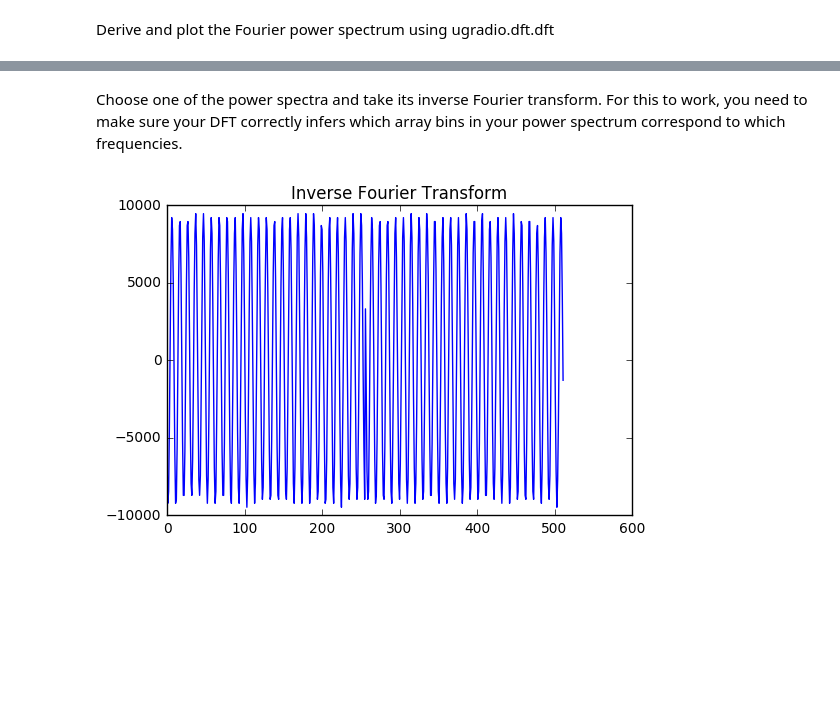
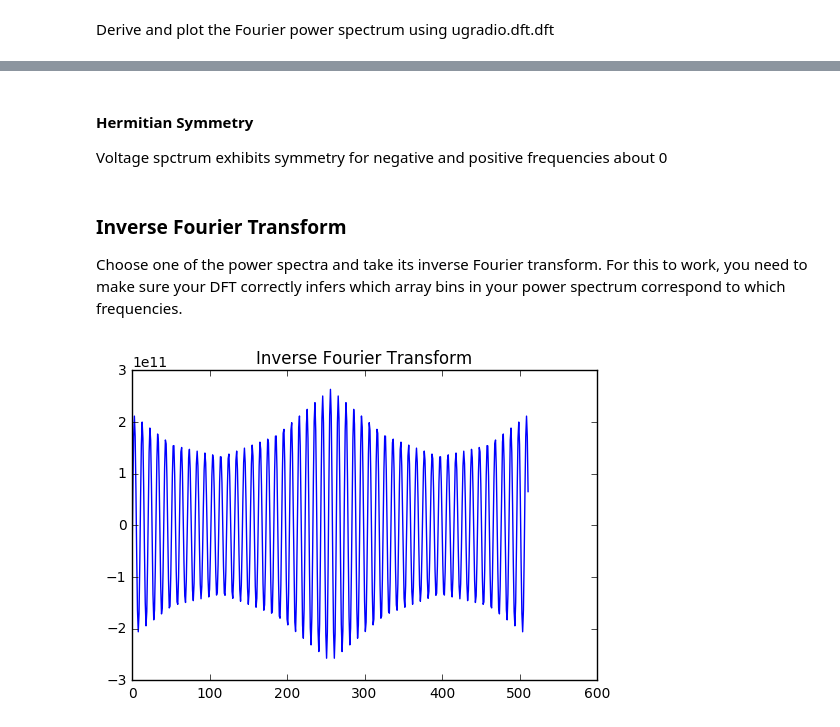
Before and after one commit to hamburgerguy/Astro-Lab1-Dump, a Jupyter notebook: gould_lab1.ipynb, the cells around one changed output, grey strips where cells are left out. Drawn from its saved outputs; the diff is of its cells as text; code cells hidden in the pictures; blank space fills up the shorter version.

```diff
--- a/gould_lab1.ipynb
+++ b/gould_lab1.ipynb
@@ -116,14 +117,29 @@ fa('data_0.9', Vsig = 56.25)
+# %% [markdown]
+#### Hermitian Symmetry
+Voltage spctrum exhibits symmetry for negative and positive frequencies about 0
 # %% [markdown]
+### Inverse Fourier Transform
 Choose one of the power spectra and take its inverse Fourier transform. For this to work, you need to make sure your DFT correctly infers which array bins in your power spectrum correspond to which frequencies.
-# %%
-# Inverse Fourier
-
-t, xt = ugradio.dft.idft(fx, f=f, t=time, vsamp=62.5)
-plt.plot(xt)
-plt.title("Inverse Fourier Transform")
-plt.show()
-# %% [output]
-[figure, removed]
+# %%
+file = np.loadtxt('data_0.1')
+N = 512
+time = np.linspace(-N/(2*62.5),(N/2-1)/62.5,N)
+
+#Fourier voltage spectrum
+f_input = np.linspace(-Vsamp/2, (Vsamp/2)*(1 - (2/N)),N)
+f,fx = ugradio.dft.dft(file[:N],t=time, f = f_input, vsamp=62.5)
+
+# Fourier power spectrum
+P = np.abs(fx)**2
+
+# Inverse Fourier
+t, xt = ugradio.dft.idft(P, f=f, t=time, vsamp=62.5)
+
+plt.plot(xt)
+plt.title("Inverse Fourier Transform")
+plt.show()
+# %% [output]
+[figure, added]
 # %%
 #Autocorrelation Function
 afc = np.correlate(fx.real, fx.imag, "same")
```
Also changed, not shown: parts of 15 cells of this notebook.
